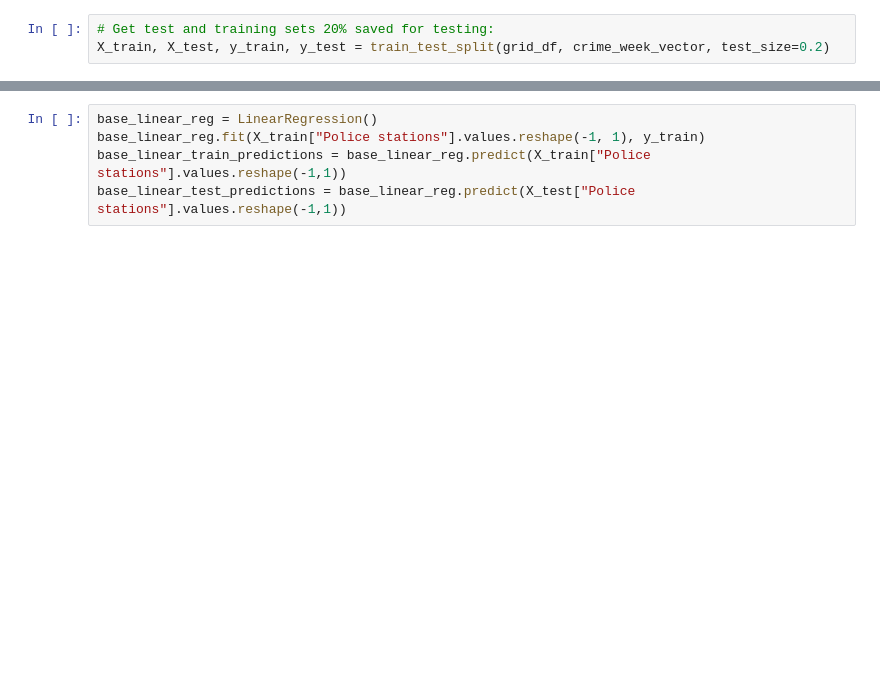
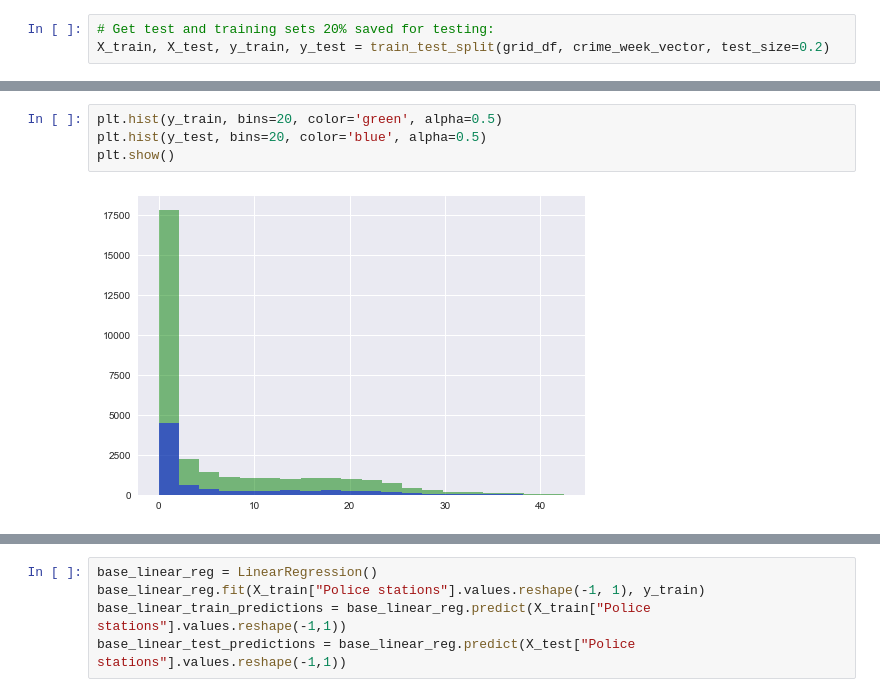
Before and after one commit to bennettjs/springboard, a Jupyter notebook: ChicagoCrime/ML and models.ipynb, the cells around one changed output, grey strips where cells are left out. Saved outputs shown, nothing was run; the diff lists cells and outputs as text; blank space fills up the shorter version.

```diff
--- a/ChicagoCrime/ML and models.ipynb
+++ b/ChicagoCrime/ML and models.ipynb
@@ -152,0 +184,6 @@ X_test["Police stations"].values.shape
+# %%
+plt.hist(y_train, bins=20, color='green', alpha=0.5)
+plt.hist(y_test, bins=20, color='blue', alpha=0.5)
+plt.show()
+# %% [output]
+[figure, added]
```
Also changed, not shown: parts of 19 cells of this notebook.
